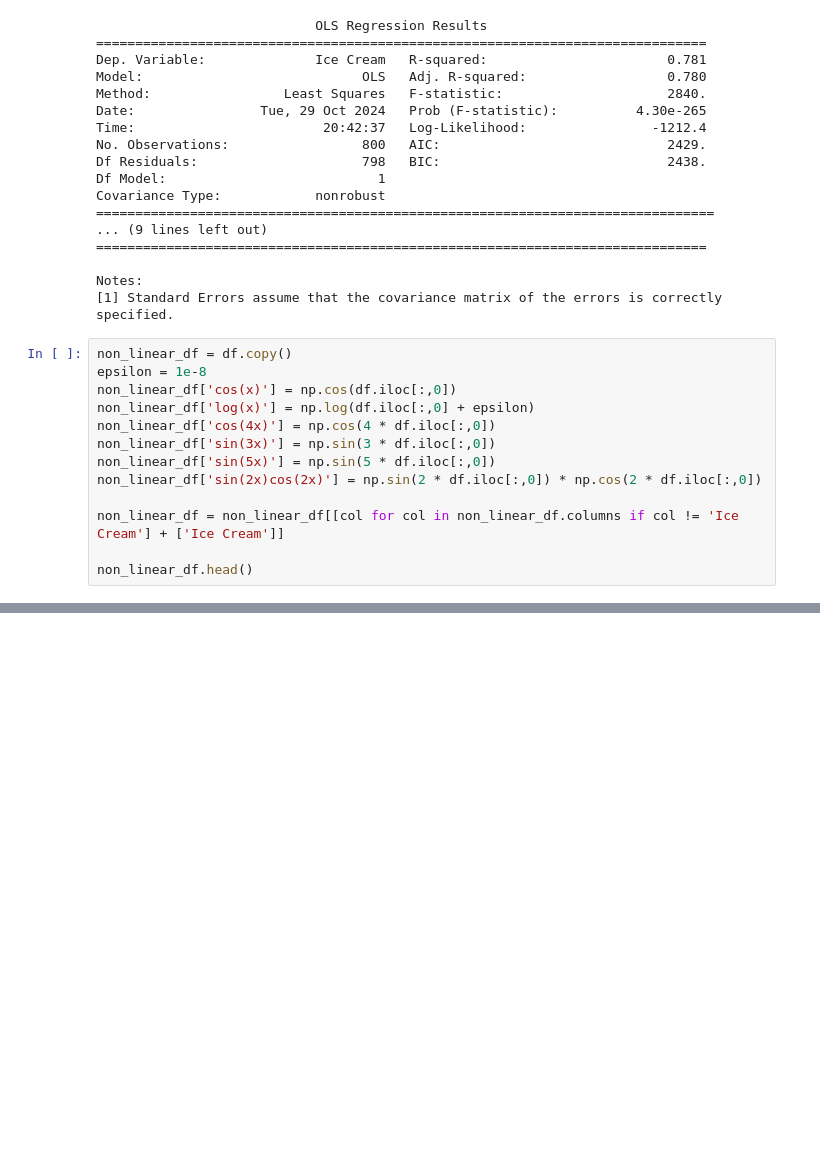
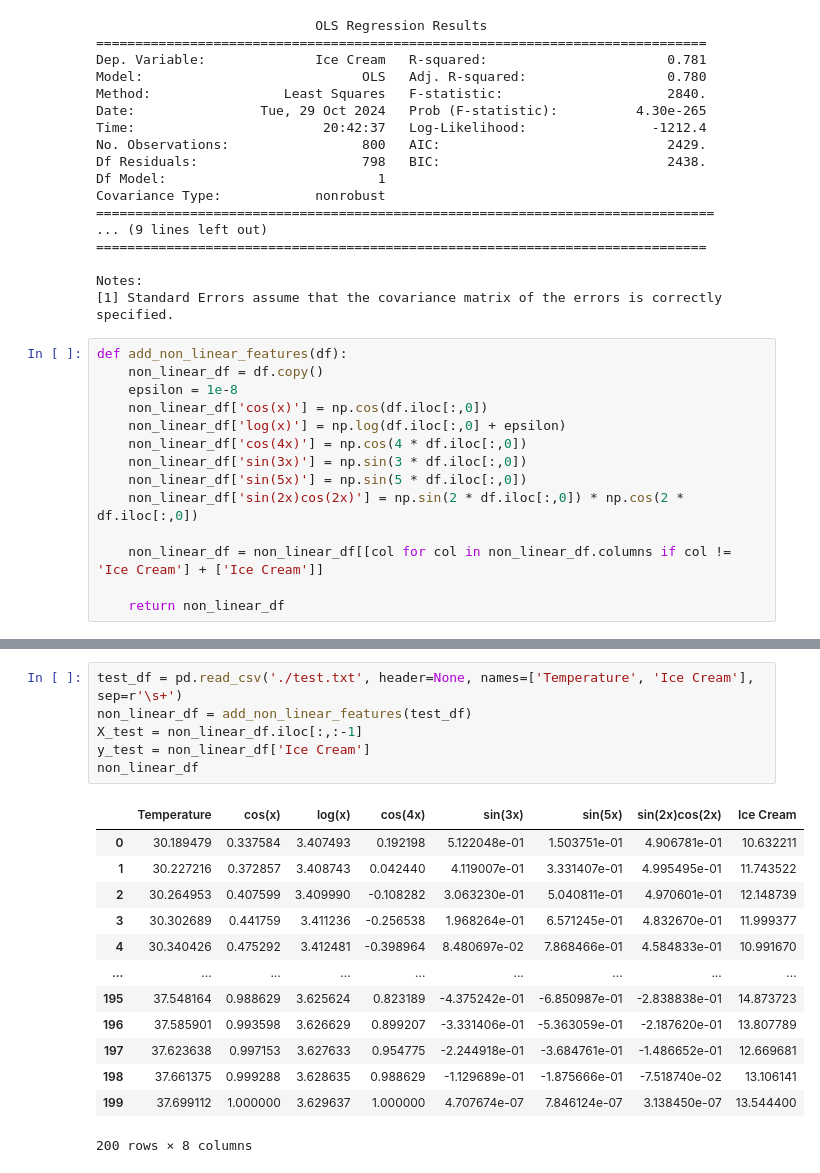
Before and after one commit to angvit/Linear-Regression, a Jupyter notebook: hw3/ex3.ipynb, the cells around one changed output, grey strips where cells are left out. Cells and saved outputs as stored; diff of their text form; blank space fills up the shorter version.

```diff
--- a/hw3/ex3.ipynb
+++ b/hw3/ex3.ipynb
@@ -68,15 +69,16 @@ Covariance Type:            nonrobust
 Notes:
 [1] Standard Errors assume that the covariance matrix of the errors is correctly specified.
 # %%
-non_linear_df = df.copy()
-epsilon = 1e-8
-non_linear_df['cos(x)'] = np.cos(df.iloc[:,0])
-non_linear_df['log(x)'] = np.log(df.iloc[:,0] + epsilon)
-non_linear_df['cos(4x)'] = np.cos(4 * df.iloc[:,0])
-non_linear_df['sin(3x)'] = np.sin(3 * df.iloc[:,0])
-non_linear_df['sin(5x)'] = np.sin(5 * df.iloc[:,0])
-non_linear_df['sin(2x)cos(2x)'] = np.sin(2 * df.iloc[:,0]) * np.cos(2 * df.iloc[:,0])
+def add_non_linear_features(df):
+    non_linear_df = df.copy()
+    epsilon = 1e-8
+    non_linear_df['cos(x)'] = np.cos(df.iloc[:,0])
+    non_linear_df['log(x)'] = np.log(df.iloc[:,0] + epsilon)
+    non_linear_df['cos(4x)'] = np.cos(4 * df.iloc[:,0])
+    non_linear_df['sin(3x)'] = np.sin(3 * df.iloc[:,0])
+    non_linear_df['sin(5x)'] = np.sin(5 * df.iloc[:,0])
+    non_linear_df['sin(2x)cos(2x)'] = np.sin(2 * df.iloc[:,0]) * np.cos(2 * df.iloc[:,0])
 
-non_linear_df = non_linear_df[[col for col in non_linear_df.columns if col != 'Ice Cream'] + ['Ice Cream']]
+    non_linear_df = non_linear_df[[col for col in non_linear_df.columns if col != 'Ice Cream'] + ['Ice Cream']]
 
-non_linear_df.head()
+    return non_linear_df
@@ -176,3 +173,23 @@ print("Adjusted R^2 score for ridge regression: ", adj_r2_ridge)
 # %% [output]
 Optimal ridge alpha value:  10.0
 Adjusted R^2 score for ridge regression:  0.8517723399317889
+# %%
+test_df = pd.read_csv('./test.txt', header=None, names=['Temperature', 'Ice Cream'], sep=r'\s+')
+non_linear_df = add_non_linear_features(test_df)
+X_test = non_linear_df.iloc[:,:-1]
+y_test = non_linear_df['Ice Cream']
+non_linear_df
+# %% [output]
+|  | Temperature | cos(x) | log(x) | cos(4x) | sin(3x) | sin(5x) | sin(2x)cos(2x) | Ice Cream |
+| 0 | 30.189479 | 0.337584 | 3.407493 | 0.192198 | 5.122048e-01 | 1.503751e-01 | 4.906781e-01 | 10.632211 |
+| 1 | 30.227216 | 0.372857 | 3.408743 | 0.042440 | 4.119007e-01 | 3.331407e-01 | 4.995495e-01 | 11.743522 |
+| 2 | 30.264953 | 0.407599 | 3.409990 | -0.108282 | 3.063230e-01 | 5.040811e-01 | 4.970601e-01 | 12.148739 |
+| 3 | 30.302689 | 0.441759 | 3.411236 | -0.256538 | 1.968264e-01 | 6.571245e-01 | 4.832670e-01 | 11.999377 |
+| 4 | 30.340426 | 0.475292 | 3.412481 | -0.398964 | 8.480697e-02 | 7.868466e-01 | 4.584833e-01 | 10.991670 |
+| ... | ... | ... | ... | ... | ... | ... | ... | ... |
+| 195 | 37.548164 | 0.988629 | 3.625624 | 0.823189 | -4.375242e-01 | -6.850987e-01 | -2.838838e-01 | 14.873723 |
+| 196 | 37.585901 | 0.993598 | 3.626629 | 0.899207 | -3.331406e-01 | -5.363059e-01 | -2.187620e-01 | 13.807789 |
+| 197 | 37.623638 | 0.997153 | 3.627633 | 0.954775 | -2.244918e-01 | -3.684761e-01 | -1.486652e-01 | 12.669681 |
+| 198 | 37.661375 | 0.999288 | 3.628635 | 0.988629 | -1.129689e-01 | -1.875666e-01 | -7.518740e-02 | 13.106141 |
+| 199 | 37.699112 | 1.000000 | 3.629637 | 1.000000 | 4.707674e-07 | 7.846124e-07 | 3.138450e-07 | 13.544400 |
+200 rows × 8 columns
```
Also changed, not shown: parts of 8 cells of this notebook.
